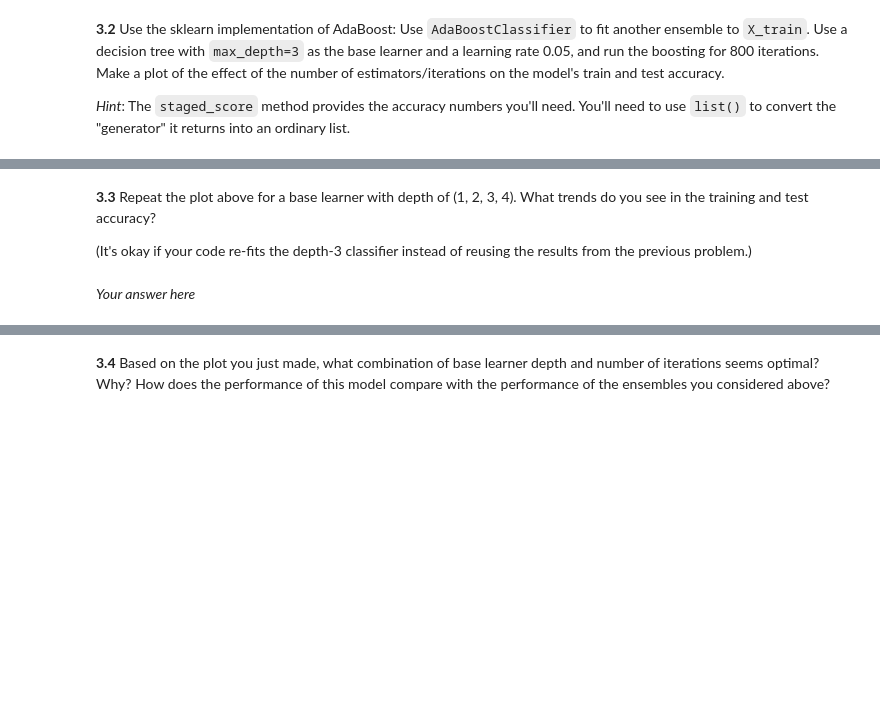
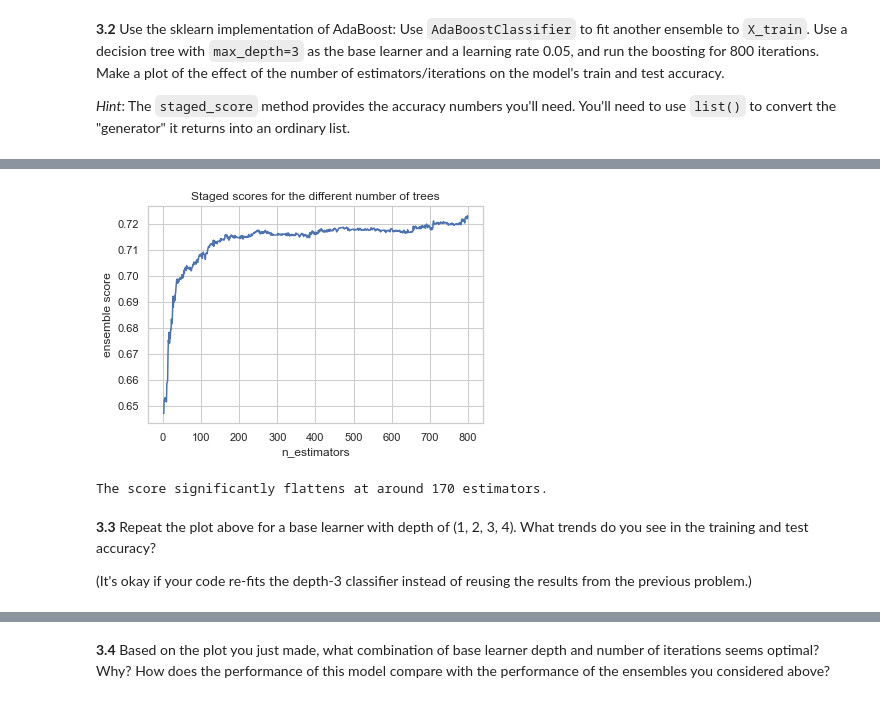
Before and after one commit to kkvalsvik/DataScience_cs109a_Harvard, a Jupyter notebook: cs_s109a_hw5.ipynb, the cells around one changed output, grey strips where cells are left out. Saved outputs shown, nothing was run; the diff lists cells and outputs as text; code cells hidden in the pictures; blank space fills up the shorter version.

```diff
--- a/cs_s109a_hw5.ipynb
+++ b/cs_s109a_hw5.ipynb
@@ -491,3 +488,14 @@ staged_scores(X_train, y_train)
+# %%
+plt.plot(range(1,801), list(tree2.staged_score(X_train, y_train)))
+plt.ylabel('ensemble score')
+plt.xlabel('n_estimators')
+plt.title('Staged scores for the different number of trees')
+plt.show()
+
+print('The score significantly flattens at around 170 estimators.')
+# %% [output]
+[figure, added]
+The score significantly flattens at around 170 estimators.
 # %% [markdown]
 **3.3** Repeat the plot above for a base learner with depth of (1, 2, 3, 4). What trends do you see in the training and test accuracy?
 
@@ -499,2 +502,0 @@ staged_scores(X_train, y_train)
-# %% [markdown]
-*Your answer here*
```
Also changed, not shown: parts of 33 cells of this notebook.
